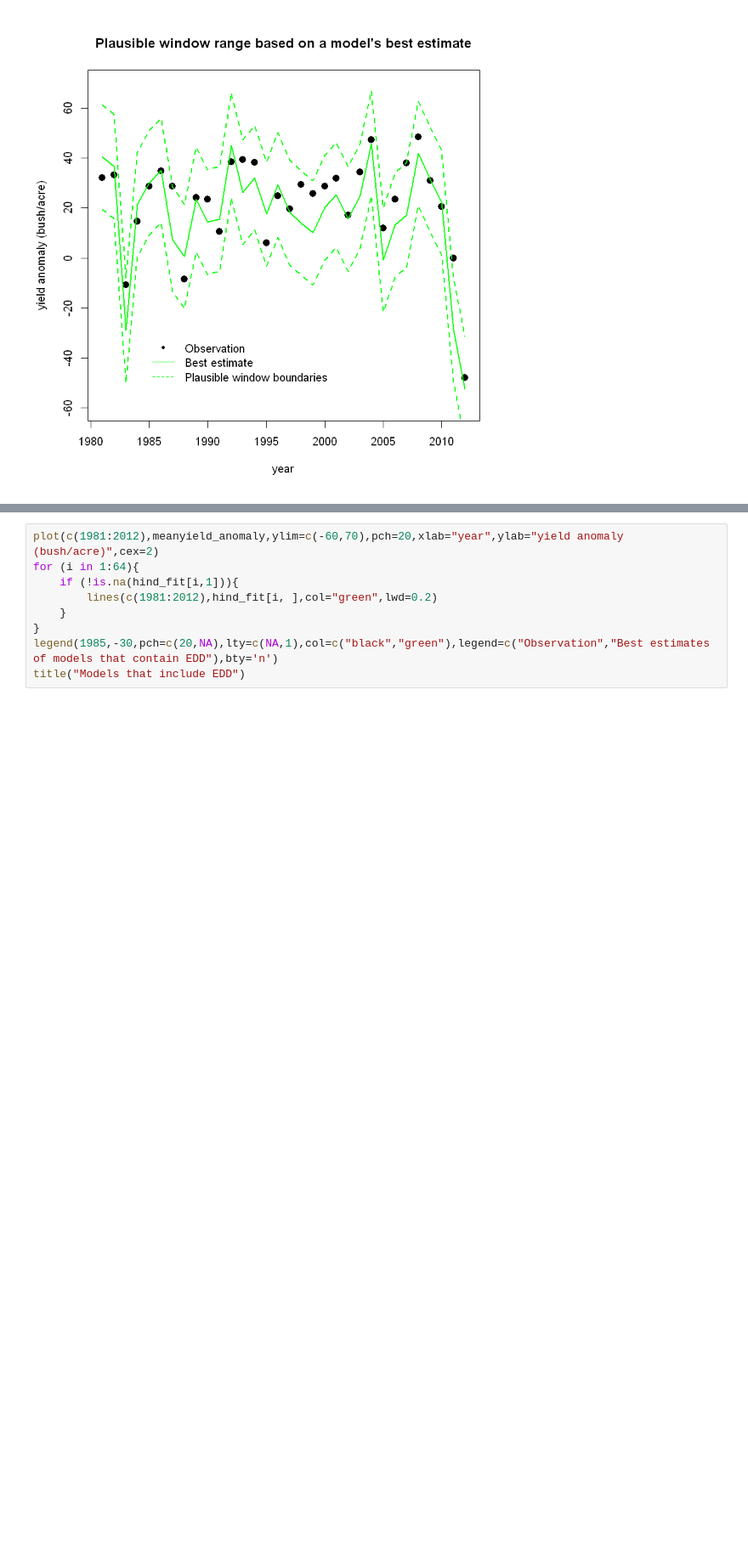
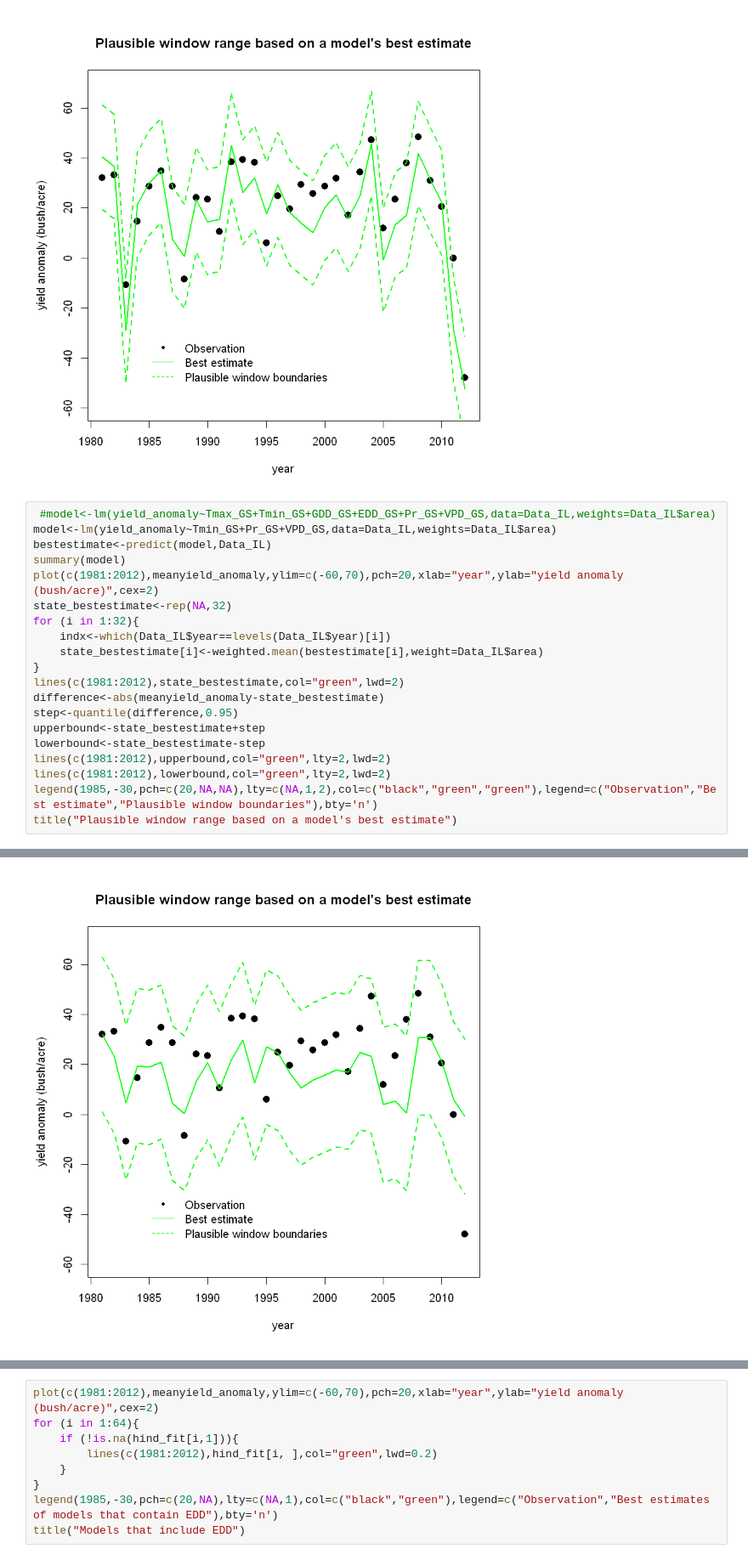
Before and after one commit to yhaochen/Climate_CornYield, a Jupyter notebook: Pre-calibration_cornyield_example.ipynb, the cells around one changed output, grey strips where cells are left out. Shown at 85% size. Cells and saved outputs as stored; diff of their text form; blank space fills up the shorter version.

```diff
--- a/Pre-calibration_cornyield_example.ipynb
+++ b/Pre-calibration_cornyield_example.ipynb
@@ -72,3 +76,24 @@ Residual standard error: 762.4 on 3230 degrees of freedom
 Multiple R-squared:  0.5433,    Adjusted R-squared:  0.5424
 F-statistic: 640.4 on 6 and 3230 DF,  p-value: < 2.2e-16
 [figure]
+# %%
+ #model<-lm(yield_anomaly~Tmax_GS+Tmin_GS+GDD_GS+EDD_GS+Pr_GS+VPD_GS,data=Data_IL,weights=Data_IL$area)
+model<-lm(yield_anomaly~Tmin_GS+Pr_GS+VPD_GS,data=Data_IL,weights=Data_IL$area)
+bestestimate<-predict(model,Data_IL)
+summary(model)
+plot(c(1981:2012),meanyield_anomaly,ylim=c(-60,70),pch=20,xlab="year",ylab="yield anomaly (bush/acre)",cex=2)
+state_bestestimate<-rep(NA,32)
+for (i in 1:32){
+    indx<-which(Data_IL$year==levels(Data_IL$year)[i])
+    state_bestestimate[i]<-weighted.mean(bestestimate[i],weight=Data_IL$area)
+}
+lines(c(1981:2012),state_bestestimate,col="green",lwd=2)
+difference<-abs(meanyield_anomaly-state_bestestimate)
+step<-quantile(difference,0.95)
+upperbound<-state_bestestimate+step
+lowerbound<-state_bestestimate-step
+lines(c(1981:2012),upperbound,col="green",lty=2,lwd=2)
+lines(c(1981:2012),lowerbound,col="green",lty=2,lwd=2)
+legend(1985,-30,pch=c(20,NA,NA),lty=c(NA,1,2),col=c("black","green","green"),legend=c("Observation","Best estimate","Plausible window boundaries"),bty='n')
+title("Plausible window range based on a model's best estimate")
+# %% [output]
@@ -75,3 +120,4 @@ F-statistic: 640.4 on 6 and 3230 DF,  p-value: < 2.2e-16
+[figure, added]
 # %%
 parasamplenum<-10000
 hindyear<-32
```
Also changed, not shown: parts of 2 cells of this notebook.
